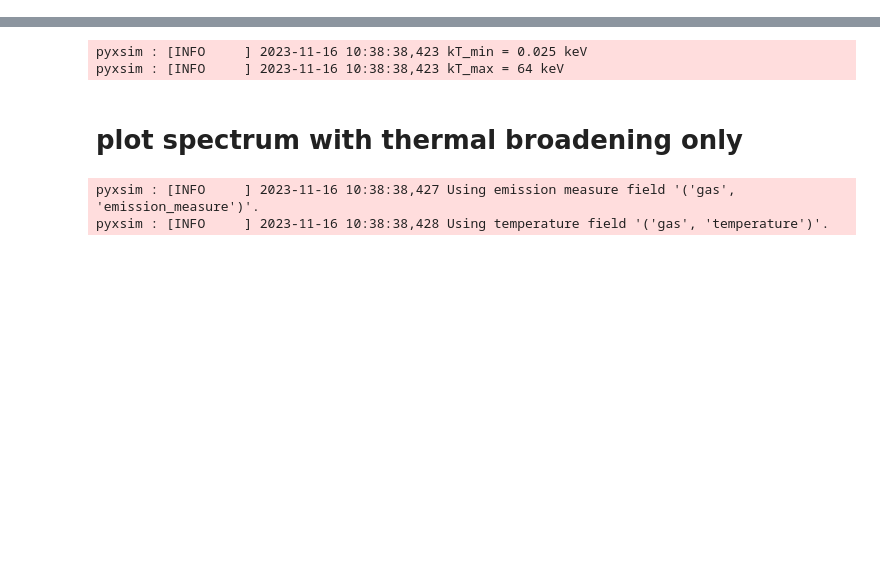
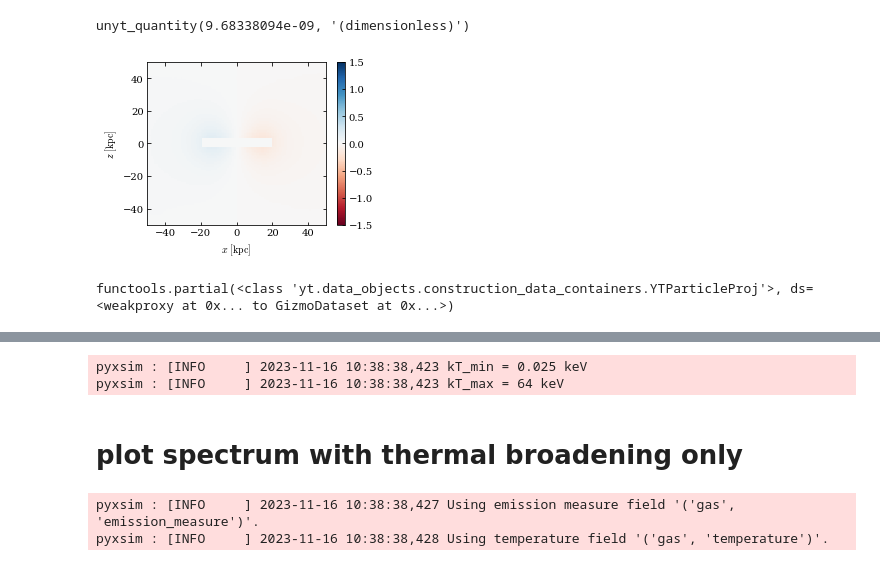
Before and after one commit to JonathanSternAstro/gizmo_analysis, a Jupyter notebook: ipynb/subsonic_solution/observables.ipynb, the cells around one changed output, grey strips where cells are left out. Cells and saved outputs as stored; diff of their text form; code cells hidden in the pictures; blank space fills up the shorter version.

```diff
--- a/ipynb/subsonic_solution/observables.ipynb
+++ b/ipynb/subsonic_solution/observables.ipynb
@@ -99,7 +104,7 @@ size_ratio = 1 #(Rcirc/Rcirc_sim).value
 pixel_physical_size = (1*un.arcminute).to('radian')*d.to('kpc') #Battaglia+17
 fld = "kSZ_integrand"
 width_in_kpc = 150
-Npixels = width_in_kpc // pixel_physical_size.value
+Npixels = width_in_kpc // pixel_physical_size.value *3
 plot = yt.ProjectionPlot(ds, 0, ("hot_gas", fld), center=center,method="integrate",
                         width=(width_in_kpc/size_ratio,'kpc'),buff_size=(Npixels,Npixels))
 kSZ = plot.to_fits_data()[fld].data
@@ -114,3 +146,8 @@ yt : [INFO     ] 2023-11-16 11:03:47,914 Making a FITS image of field kSZ_integr
+# %%
+(200*un.km/un.s*cons.sigma_thompson/cons.c* 1e-3*2**-1.5*
+ un.cm**-3*20*un.kpc).to('')
+# %% [output]
+unyt_quantity(9.68338094e-09, '(dimensionless)')
 # %%
 maskR, maskz = 20,3
 TCMB = 2.726
@@ -118,3 +155,23 @@ y = kSZ * 1e6 * TCMB
 Xmesh,Ymesh = np.meshgrid(X,Y)
 mask = ~((np.abs(Xmesh)<maskR) & (np.abs(Ymesh)<maskz))
 y_tuple = X,Y,y * mask
+# %%
+xrng = 50
+fig = pl.figure(figsize=(4,3))
+ax=pl.subplot(111)
+mid,ind = len(Y)//2,np.searchsorted(X,-26)
+vrng=1.5
+pl.pcolormesh(X,Y,y*mask,cmap='RdBu',vmin=-vrng,vmax=vrng)
+pl.colorbar()
+pl.ylabel(r'$z\ [{\rm kpc}]$')
+pl.xlim(-xrng,xrng)
+pl.ylim(-xrng,xrng)
+pl.xlabel(r'$x\ [{\rm kpc}]$')
+ax.xaxis.set_major_locator(ticker.MultipleLocator(20))
+ax.yaxis.set_major_locator(ticker.MultipleLocator(20))
+# %% [output]
+[figure, added]
+# %%
+dirds.proj
+# %% [output]
+functools.partial(<class 'yt.data_objects.construction_data_containers.YTParticleProj'>, ds=<weakproxy at 0x... to GizmoDataset at 0x...>)
```
Also changed, not shown: parts of 13 cells of this notebook, 2 other files.
